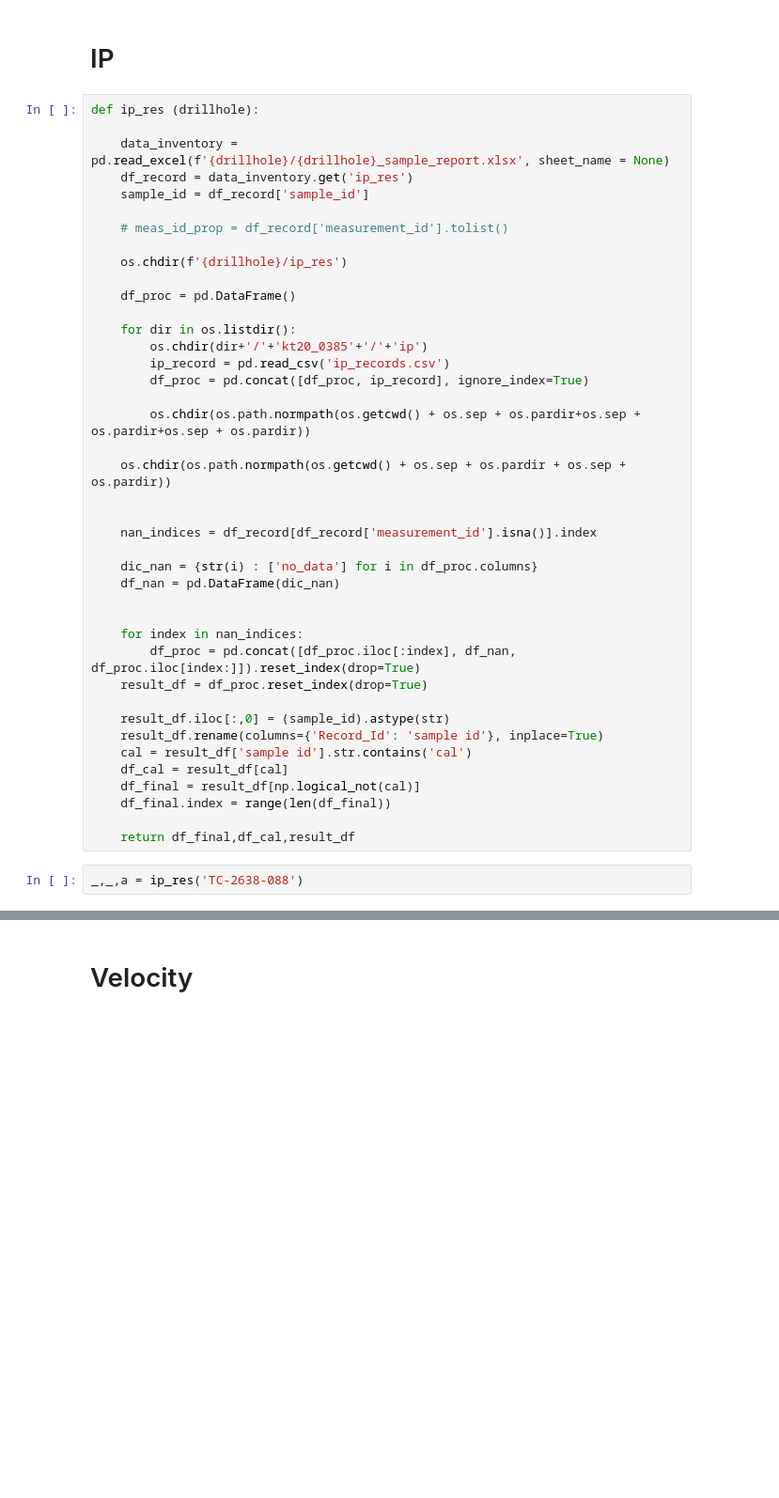
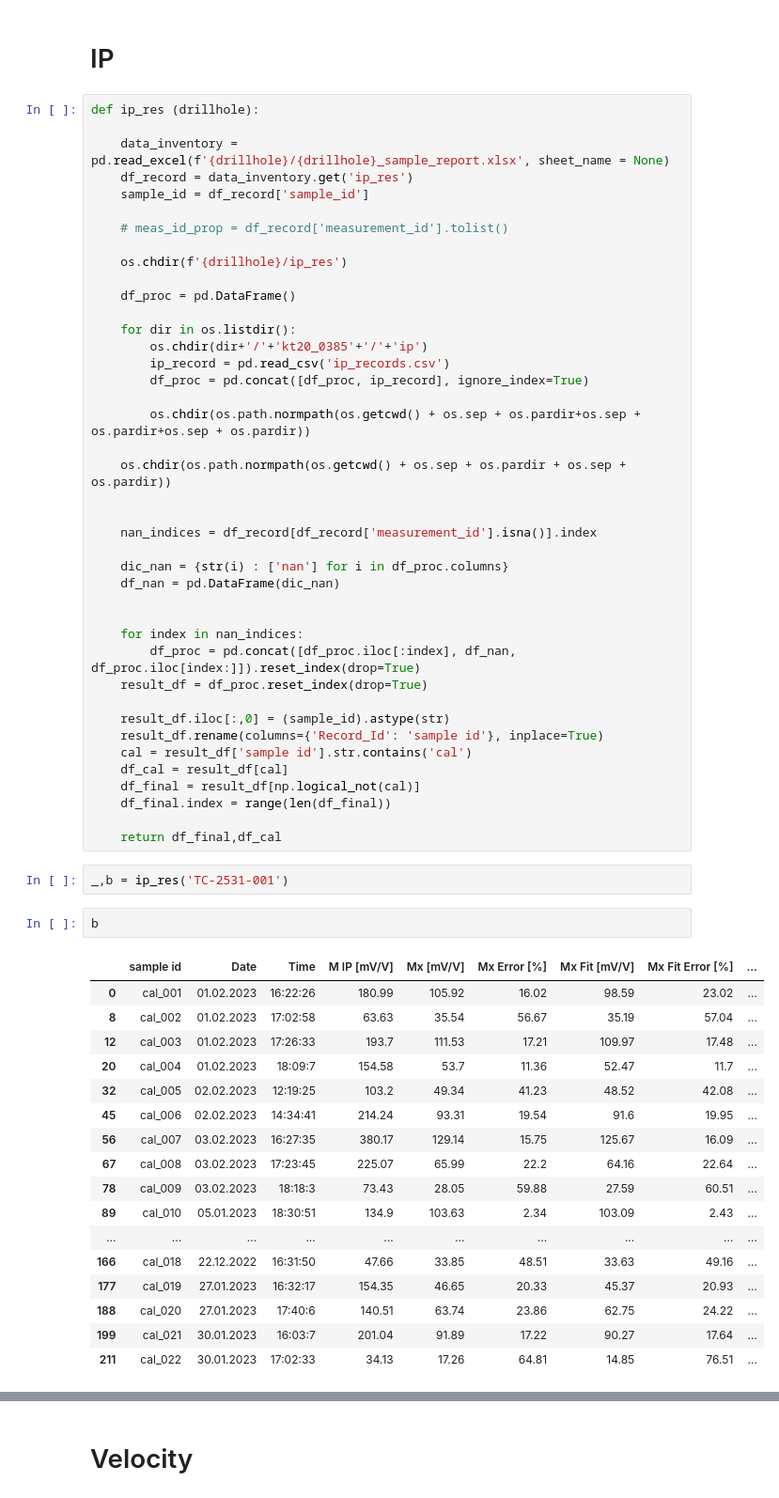
Before and after one commit to CAGEOlabs/CAGEO-Integrated-database, a Jupyter notebook: data_processing.ipynb, the cells around one changed output, grey strips where cells are left out. Shown at 94% size. Cells and saved outputs as stored; diff of their text form; blank space fills up the shorter version.

```diff
--- a/data_processing.ipynb
+++ b/data_processing.ipynb
@@ -184,7 +204,7 @@ def ip_res (drillhole):
 
     nan_indices = df_record[df_record['measurement_id'].isna()].index
 
-    dic_nan = {str(i) : ['no_data'] for i in df_proc.columns}
+    dic_nan = {str(i) : ['nan'] for i in df_proc.columns}
     df_nan = pd.DataFrame(dic_nan)
 
 
@@ -199,6 +219,26 @@ def ip_res (drillhole):
     df_final = result_df[np.logical_not(cal)]
     df_final.index = range(len(df_final))
 
-    return df_final,df_cal,result_df
+    return df_final,df_cal
 # %%
-_,_,a = ip_res('TC-2638-088')
+_,b = ip_res('TC-2531-001')
+# %%
+b
+# %% [output]
+|  | sample id | Date | Time | M IP [mV/V] | Mx [mV/V] | Mx Error [%] | Mx Fit [mV/V] | Mx Fit Error [%] | ... |
+| 0 | cal_001 | 01.02.2023 | 16:22:26 | 180.99 | 105.92 | 16.02 | 98.59 | 23.02 | ... |
+| 8 | cal_002 | 01.02.2023 | 17:02:58 | 63.63 | 35.54 | 56.67 | 35.19 | 57.04 | ... |
+| 12 | cal_003 | 01.02.2023 | 17:26:33 | 193.7 | 111.53 | 17.21 | 109.97 | 17.48 | ... |
+| 20 | cal_004 | 01.02.2023 | 18:09:7 | 154.58 | 53.7 | 11.36 | 52.47 | 11.7 | ... |
+| 32 | cal_005 | 02.02.2023 | 12:19:25 | 103.2 | 49.34 | 41.23 | 48.52 | 42.08 | ... |
+| 45 | cal_006 | 02.02.2023 | 14:34:41 | 214.24 | 93.31 | 19.54 | 91.6 | 19.95 | ... |
+| 56 | cal_007 | 03.02.2023 | 16:27:35 | 380.17 | 129.14 | 15.75 | 125.67 | 16.09 | ... |
+| 67 | cal_008 | 03.02.2023 | 17:23:45 | 225.07 | 65.99 | 22.2 | 64.16 | 22.64 | ... |
+| 78 | cal_009 | 03.02.2023 | 18:18:3 | 73.43 | 28.05 | 59.88 | 27.59 | 60.51 | ... |
+| 89 | cal_010 | 05.01.2023 | 18:30:51 | 134.9 | 103.63 | 2.34 | 103.09 | 2.43 | ... |
+| ... | ... | ... | ... | ... | ... | ... | ... | ... | ... |
+| 166 | cal_018 | 22.12.2022 | 16:31:50 | 47.66 | 33.85 | 48.51 | 33.63 | 49.16 | ... |
+| 177 | cal_019 | 27.01.2023 | 16:32:17 | 154.35 | 46.65 | 20.33 | 45.37 | 20.93 | ... |
+| 188 | cal_020 | 27.01.2023 | 17:40:6 | 140.51 | 63.74 | 23.86 | 62.75 | 24.22 | ... |
+| 199 | cal_021 | 30.01.2023 | 16:03:7 | 201.04 | 91.89 | 17.22 | 90.27 | 17.64 | ... |
+| 211 | cal_022 | 30.01.2023 | 17:02:33 | 34.13 | 17.26 | 64.81 | 14.85 | 76.51 | ... |
```
Also changed, not shown: parts of 20 cells of this notebook, 3 other files.
